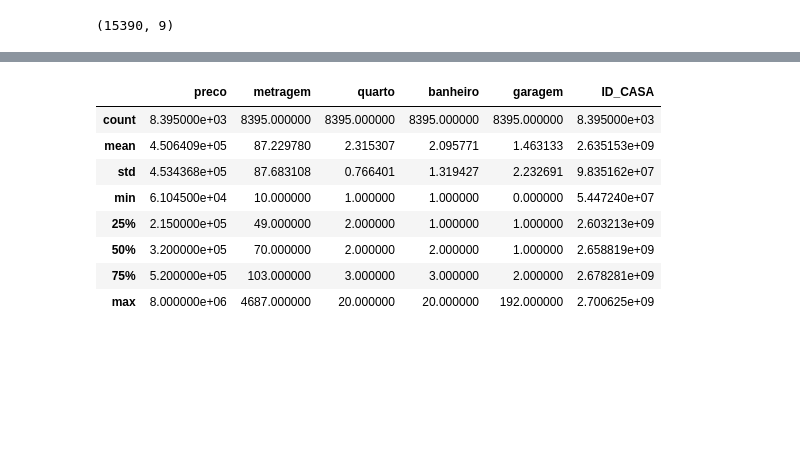
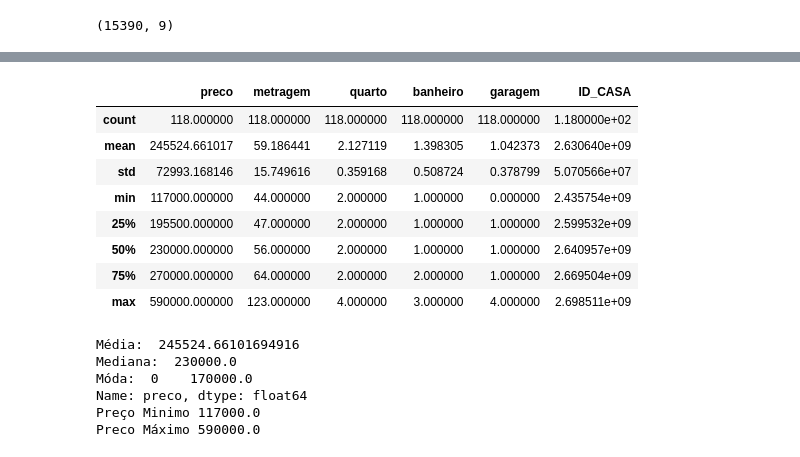
Before and after one commit to rodrigorocha1/extracao_viva_real_selenium, a Jupyter notebook: notebooks_exemplo/analise_exploratoria.ipynb, the cells around one changed output, grey strips where cells are left out. Cells and saved outputs as stored; diff of their text form; code cells hidden in the pictures; blank space fills up the shorter version.

```diff
--- a/notebooks_exemplo/analise_exploratoria.ipynb
+++ b/notebooks_exemplo/analise_exploratoria.ipynb
@@ -57,3 +80,2 @@ tipo_imovel = 'Apartamento'
 # %%
-total_imovel = base_original[['tipo_imovel', 'bairro_teste']].query(f'tipo_imovel == "{tipo_imovel}"').value_counts().reset_index()
-total_imovel
+base_bairro = base_original.query(f'bairro_teste == "{bairro}" and tipo_imovel == "{tipo_imovel}" ')
@@ -74,13 +82,26 @@ total_imovel
-# %%
-base_original.query(f'tipo_imovel == "{tipo_imovel}"').describe()
-# %% [output]
-|  | preco | metragem | quarto | banheiro | garagem | ID_CASA |
-| count | 8.395000e+03 | 8395.000000 | 8395.000000 | 8395.000000 | 8395.000000 | 8.395000e+03 |
-| mean | 4.506409e+05 | 87.229780 | 2.315307 | 2.095771 | 1.463133 | 2.635153e+09 |
-| std | 4.534368e+05 | 87.683108 | 0.766401 | 1.319427 | 2.232691 | 9.835162e+07 |
-| min | 6.104500e+04 | 10.000000 | 1.000000 | 1.000000 | 0.000000 | 5.447240e+07 |
-| 25% | 2.150000e+05 | 49.000000 | 2.000000 | 1.000000 | 1.000000 | 2.603213e+09 |
-| 50% | 3.200000e+05 | 70.000000 | 2.000000 | 2.000000 | 1.000000 | 2.658819e+09 |
-| 75% | 5.200000e+05 | 103.000000 | 3.000000 | 3.000000 | 2.000000 | 2.678281e+09 |
-| max | 8.000000e+06 | 4687.000000 | 20.000000 | 20.000000 | 192.000000 | 2.700625e+09 |
+# %%
+base_bairro.describe()
+# %% [output]
+|  | preco | metragem | quarto | banheiro | garagem | ID_CASA |
+| count | 118.000000 | 118.000000 | 118.000000 | 118.000000 | 118.000000 | 1.180000e+02 |
+| mean | 245524.661017 | 59.186441 | 2.127119 | 1.398305 | 1.042373 | 2.630640e+09 |
+| std | 72993.168146 | 15.749616 | 0.359168 | 0.508724 | 0.378799 | 5.070566e+07 |
+| min | 117000.000000 | 44.000000 | 2.000000 | 1.000000 | 0.000000 | 2.435754e+09 |
+| 25% | 195500.000000 | 47.000000 | 2.000000 | 1.000000 | 1.000000 | 2.599532e+09 |
+| 50% | 230000.000000 | 56.000000 | 2.000000 | 1.000000 | 1.000000 | 2.640957e+09 |
+| 75% | 270000.000000 | 64.000000 | 2.000000 | 2.000000 | 1.000000 | 2.669504e+09 |
+| max | 590000.000000 | 123.000000 | 4.000000 | 3.000000 | 4.000000 | 2.698511e+09 |
+# %%
+print('Média: ', base_bairro['preco'].mean())
+print('Mediana: ', base_bairro['preco'].median())
+print('Móda: ', base_bairro['preco'].mode())
+print('Preço Minimo', base_bairro['preco'].min())
+print('Preco Máximo', base_bairro['preco'].max())
+# %% [output]
+Média:  245524.66101694916
+Mediana:  230000.0
+Móda:  0    170000.0
+Name: preco, dtype: float64
+Preço Minimo 117000.0
+Preco Máximo 590000.0
 # %%
```
Also changed, not shown: parts of 15 cells of this notebook.
